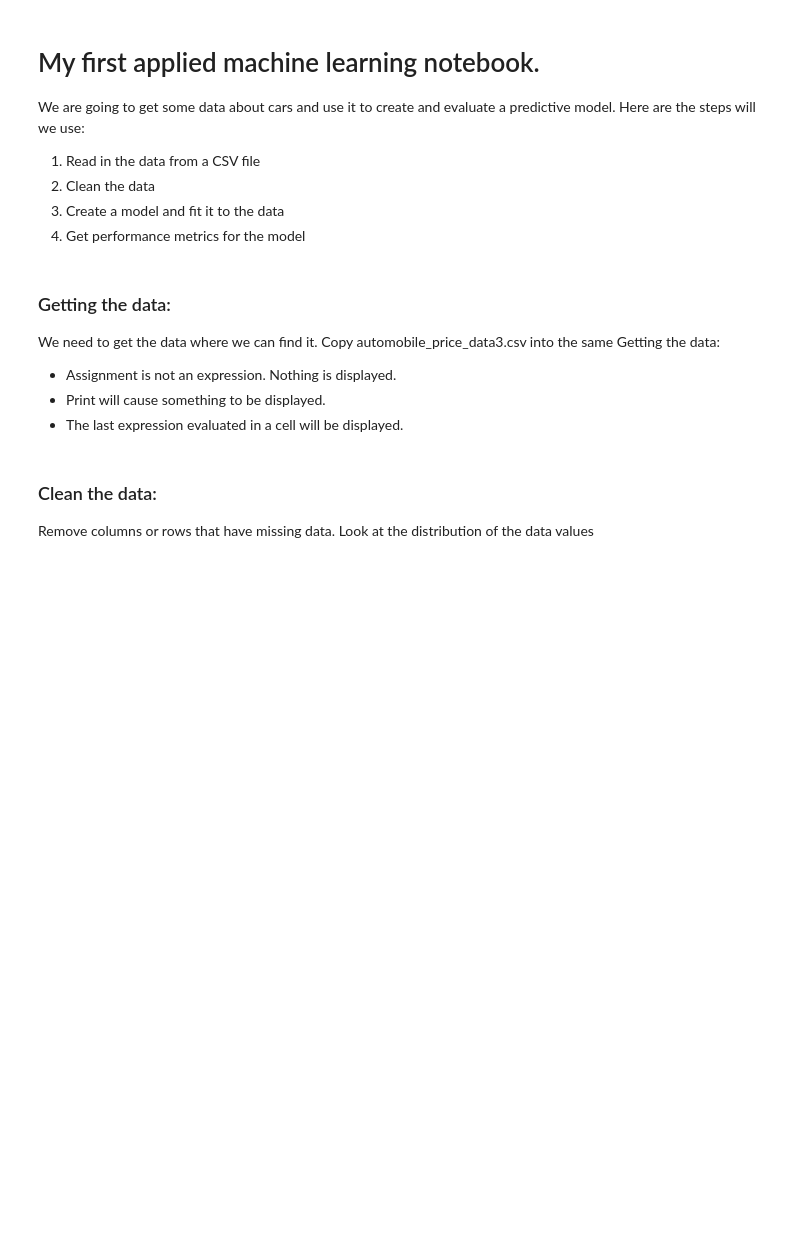
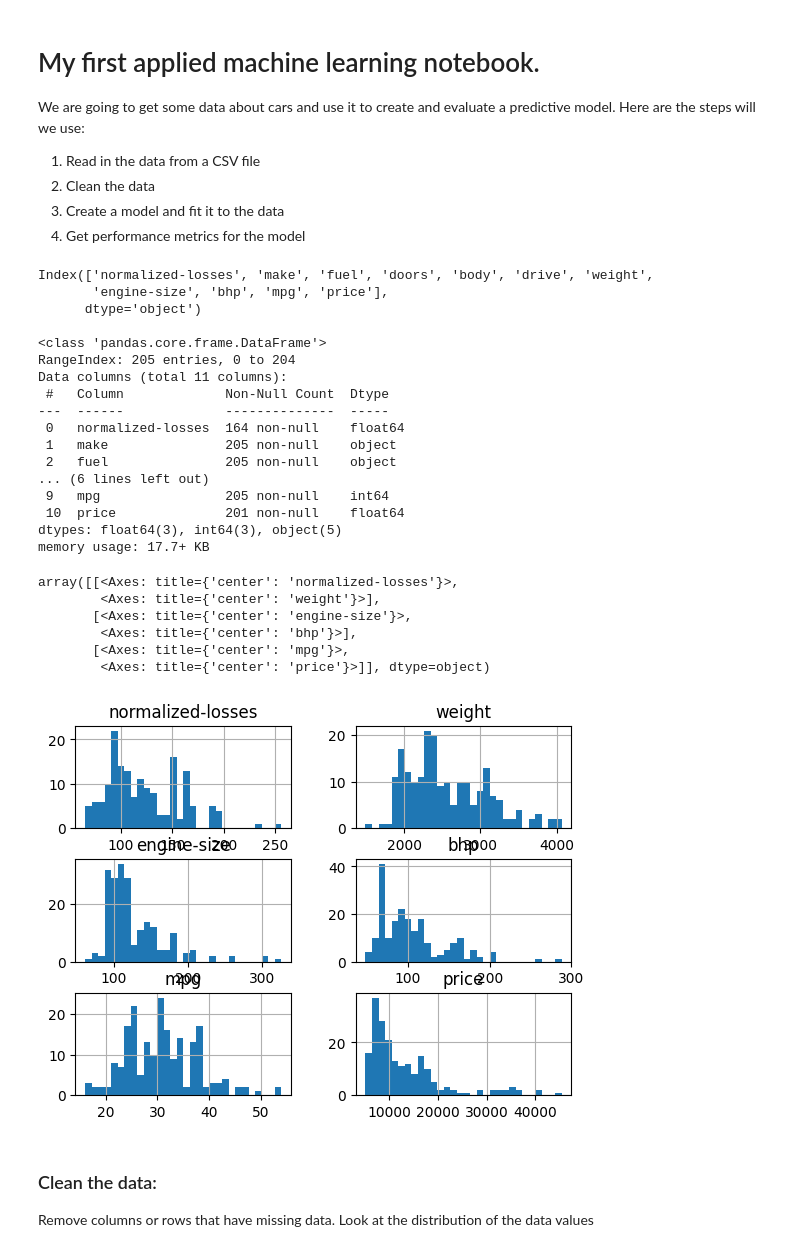
Before and after one commit to JBtallgrass/applied-ml-jballard, a Jupyter notebook: example01/lab1_starter_example.ipynb, the cells around one changed output. Drawn from its saved outputs; the diff is of its cells as text; code cells hidden in the pictures; blank space fills up the shorter version.

```diff
--- a/example01/lab1_starter_example.ipynb
+++ b/example01/lab1_starter_example.ipynb
@@ -5,10 +5,3 @@ We are going to get some data about cars and use it to create and evaluate a pre
 2. Clean the data
 3. Create a model and fit it to the data
 4. Get performance metrics for the model
-# %% [markdown]
-### Getting the data:
-We need to get the data where we can find it.   Copy automobile_price_data3.csv into the same Getting the data:
-
-* Assignment is not an expression. Nothing is displayed.
-* Print will cause something to be displayed.
-* The last expression evaluated in a cell will be displayed.
@@ -21,3 +14,43 @@ data_frame = pd.read_csv("automobile_price_data3.csv")
+# %%
+## Load the data
+df = pd.read_csv('automobile_price_data3.csv')
+# %%
+## Explore the Data
+print(df.keys())
+
+print()
+df.head(n=10)
+#df.tail(n=5)
+df.info()
+df.tail(n=5)
+
+## Data Visualization
+df.hist(bins=30)
+# %% [output]
+Index(['normalized-losses', 'make', 'fuel', 'doors', 'body', 'drive', 'weight',
+       'engine-size', 'bhp', 'mpg', 'price'],
+      dtype='object')
+
+<class 'pandas.core.frame.DataFrame'>
+RangeIndex: 205 entries, 0 to 204
+Data columns (total 11 columns):
+ #   Column             Non-Null Count  Dtype
+---  ------             --------------  -----
+ 0   normalized-losses  164 non-null    float64
+ 1   make               205 non-null    object
+ 2   fuel               205 non-null    object
+... (6 lines left out)
+ 9   mpg                205 non-null    int64
+ 10  price              201 non-null    float64
+dtypes: float64(3), int64(3), object(5)
+memory usage: 17.7+ KB
+array([[<Axes: title={'center': 'normalized-losses'}>,
+        <Axes: title={'center': 'weight'}>],
+       [<Axes: title={'center': 'engine-size'}>,
+        <Axes: title={'center': 'bhp'}>],
+       [<Axes: title={'center': 'mpg'}>,
+        <Axes: title={'center': 'price'}>]], dtype=object)
+[figure, added]
 # %% [markdown]
 ### Clean the data:
 Remove columns or rows that have missing data.
```
Also changed, not shown: parts of 12 cells of this notebook, 4 other files.
